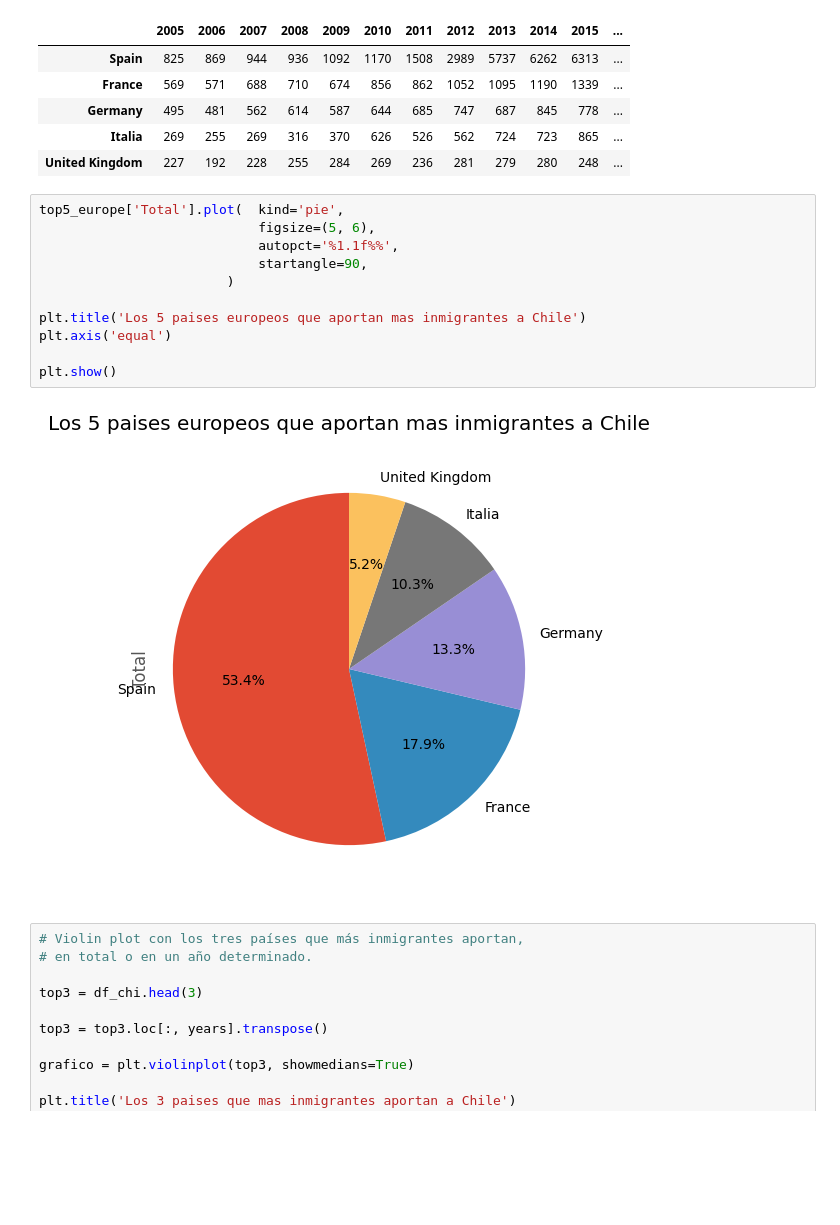
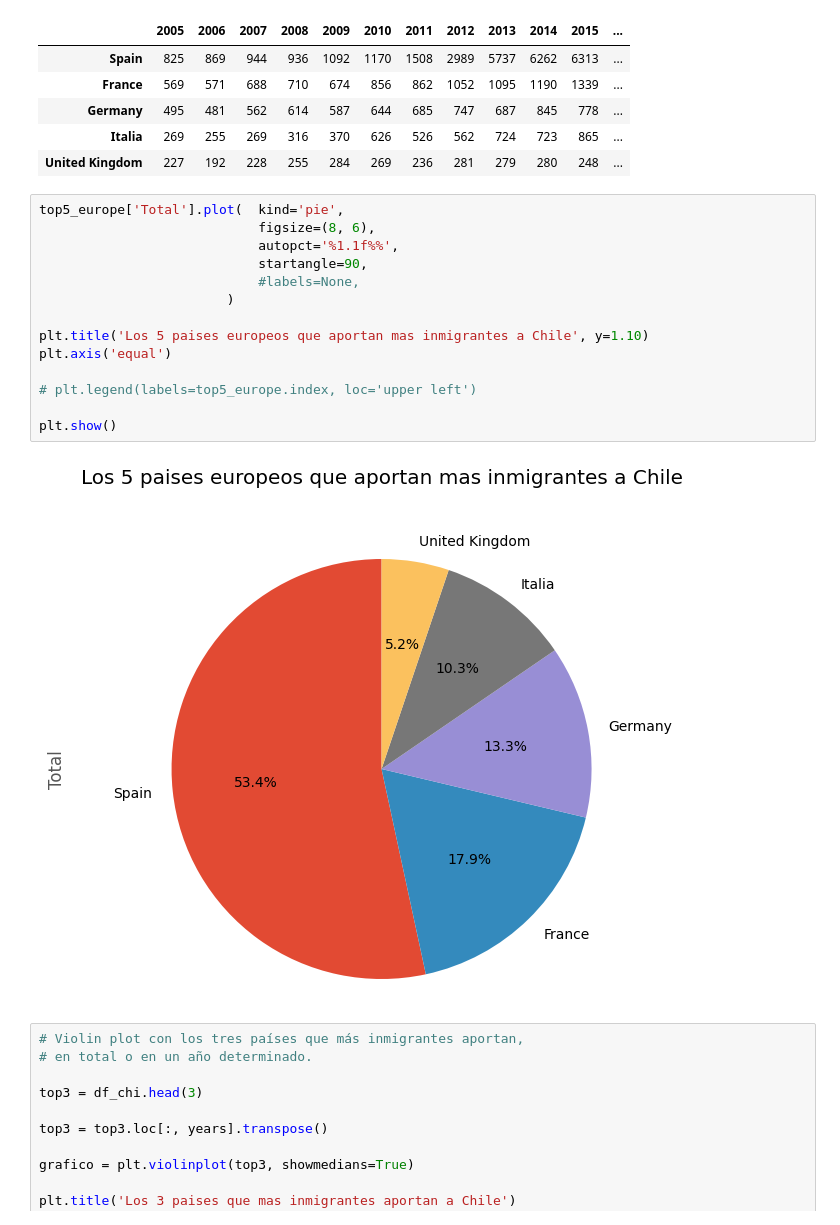
Before and after one commit to mvillarios/vis-de-datos, a Jupyter notebook: Tarea 1/Tarea1.ipynb, the cells around one changed output. Drawn from its saved outputs; the diff is of its cells as text; blank space fills up the shorter version.

```diff
--- a/Tarea 1/Tarea1.ipynb
+++ b/Tarea 1/Tarea1.ipynb
@@ -285,17 +292,20 @@ top5_europe
 | United Kingdom | 227 | 192 | 228 | 255 | 284 | 269 | 236 | 281 | 279 | 280 | 248 | ... |
 # %%
 top5_europe['Total'].plot(  kind='pie',
-                            figsize=(5, 6),
+                            figsize=(8, 6),
                             autopct='%1.1f%%',
                             startangle=90,
+                            #labels=None,
                         )
 
-plt.title('Los 5 paises europeos que aportan mas inmigrantes a Chile')
+plt.title('Los 5 paises europeos que aportan mas inmigrantes a Chile', y=1.10)
 plt.axis('equal')
 
+# plt.legend(labels=top5_europe.index, loc='upper left')
+
 plt.show()
 # %% [output]
-[figure, old version]
+[figure, new version]
 # %%
 # Violin plot con los tres países que más inmigrantes aportan,
 # en total o en un año determinado.
```
Also changed, not shown: parts of 7 cells of this notebook.
